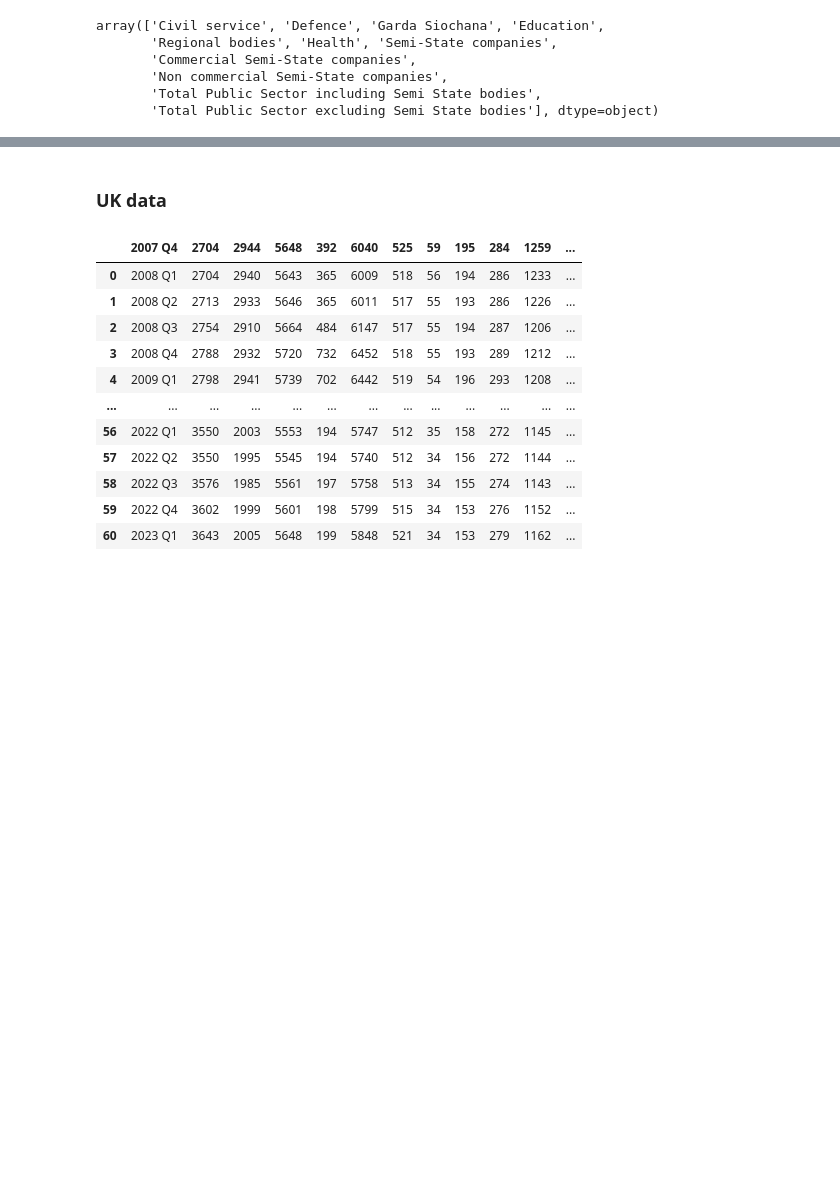
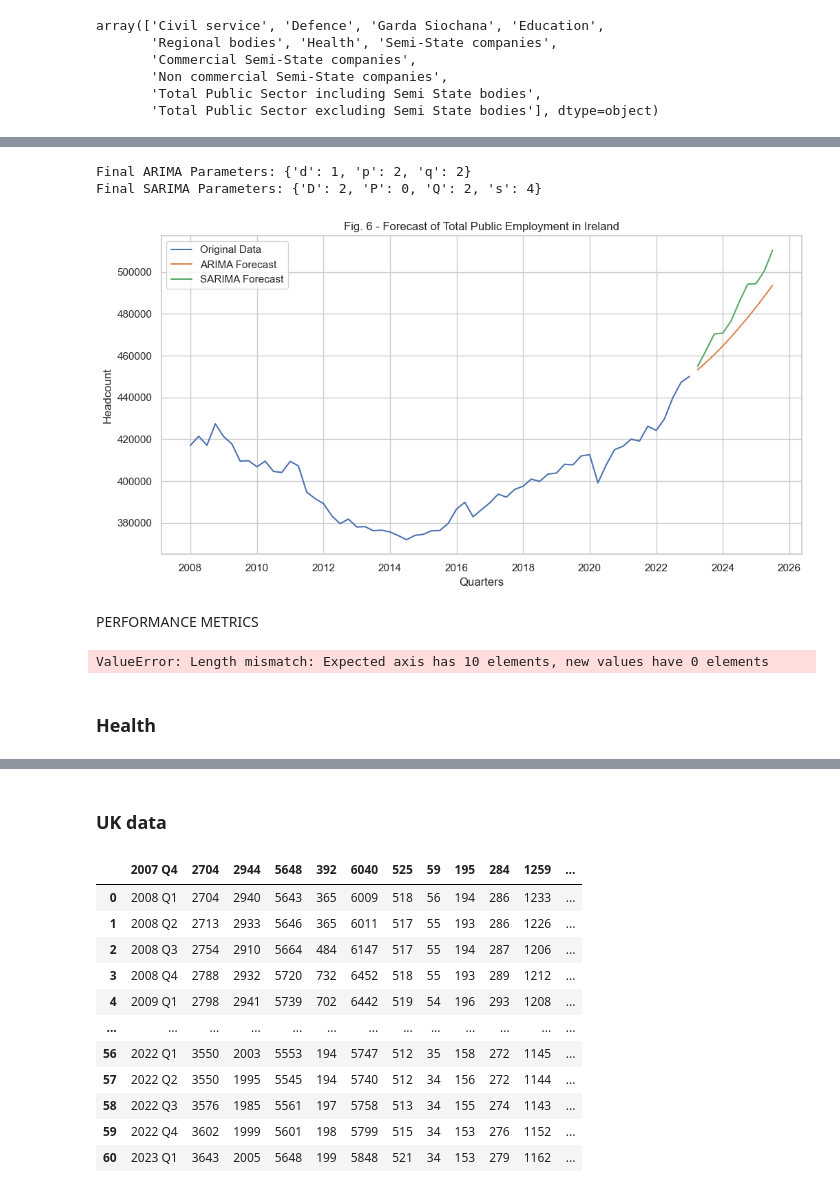
Before and after one commit to Carloselrecharlie/ML_assessment_repeat, a Jupyter notebook: sba22448_Integrated_CA-ML.ipynb, the cells around one changed output, grey strips where cells are left out. Saved outputs shown, nothing was run; the diff lists cells and outputs as text; code cells hidden in the pictures; blank space fills up the shorter version.

Commit message:
completed forecast, performance metrics and comparison between subsectors

```diff
--- a/sba22448_Integrated_CA-ML.ipynb
+++ b/sba22448_Integrated_CA-ML.ipynb
@@ -514,0 +499,4 @@ arimaFit = arimaModel.fit()
+# %%
+# fitting SARIMA
+sarima_model = SARIMAX(totalEmpIE, order=(p, d, q), seasonal_order=(P, D, Q, s))
+sarima_fit = sarima_model.fit()
@@ -514,0 +524,61 @@ arimaFit = arimaModel.fit()
+# %%
+#grid search for ARIMA. Iterations with for loop
+for params in param_grid_arima:
+    arima_model = ARIMA(totalEmpIE, order=(params['p'], params['d'], params['q']))
+    arima_fit = arima_model.fit()
+    if arima_fit.aic < best_arima_aic:
+        best_arima_aic = arima_fit.aic
+        best_arima_params = params
+# %%
+# grid search for SARIMA
+for params in param_grid_sarima:
+    sarima_model = SARIMAX(totalEmpIE, order=(p, d, q), seasonal_order=(params['P'], params['D'], params['Q'], params['s']))
+    sarima_fit = sarima_model.fit()
+    if sarima_fit.aic < best_sarima_aic:
+        best_sarima_aic = sarima_fit.aic
+        best_sarima_params = params
+# %%
+print("Final ARIMA Parameters:", best_arima_params)
+print("Final SARIMA Parameters:", best_sarima_params)
+# %% [output]
+Final ARIMA Parameters: {'d': 1, 'p': 2, 'q': 2}
+Final SARIMA Parameters: {'D': 2, 'P': 0, 'Q': 2, 's': 4}
+# %%
+# forecasting with ARIMA
+arima_forecast = arima_fit.predict(start=len(totalEmpIE), end=len(totalEmpIE) + 10 - 1, typ='levels') # typ='levels' values returned in original scale
+
+#forecasting with SARIMA
+sarima_forecast = sarima_fit.predict(start=len(totalEmpIE), end=len(totalEmpIE) + 10 - 1)
+# %%
+plt.figure(figsize=(12, 6))
+
+#plot of raw data
+plt.plot(totalEmpIE.index, totalEmpIE, label='Original Data')
+
+# ARIMA forecast plot
+plt.plot(arima_forecast.index, arima_forecast, label='ARIMA Forecast')
+
+# SARIMA plot
+plt.plot(sarima_forecast.index, sarima_forecast, label='SARIMA Forecast')
+
+plt.title('Fig. 6 - Forecast of Total Public Employment in Ireland')
+plt.xlabel('Quarters')
+plt.ylabel('Headcount')
+plt.legend()
+plt.show()
+# %% [output]
+[figure, added]
+# %% [markdown]
+PERFORMANCE METRICS
+# %%
+# true values
+true_values = totalEmpIE
+
+# ensuring lengths from forecast and actual values match
+forecast_start = len(totalEmpIE)
+forecast_end = forecast_start + len(arima_forecast) - 1
+forecast_index = pd.date_range(start=forecast_start, end=forecast_end, freq='Q')
+arima_forecast.index = forecast_index
+sarima_forecast.index = forecast_indexb
+# %% [output]
+ValueError: Length mismatch: Expected axis has 10 elements, new values have 0 elements
@@ -514,0 +606,2 @@ arimaFit = arimaModel.fit()
+# %% [markdown]
+### Health
```
Also changed, not shown: parts of 127 cells of this notebook, 1 other file.
